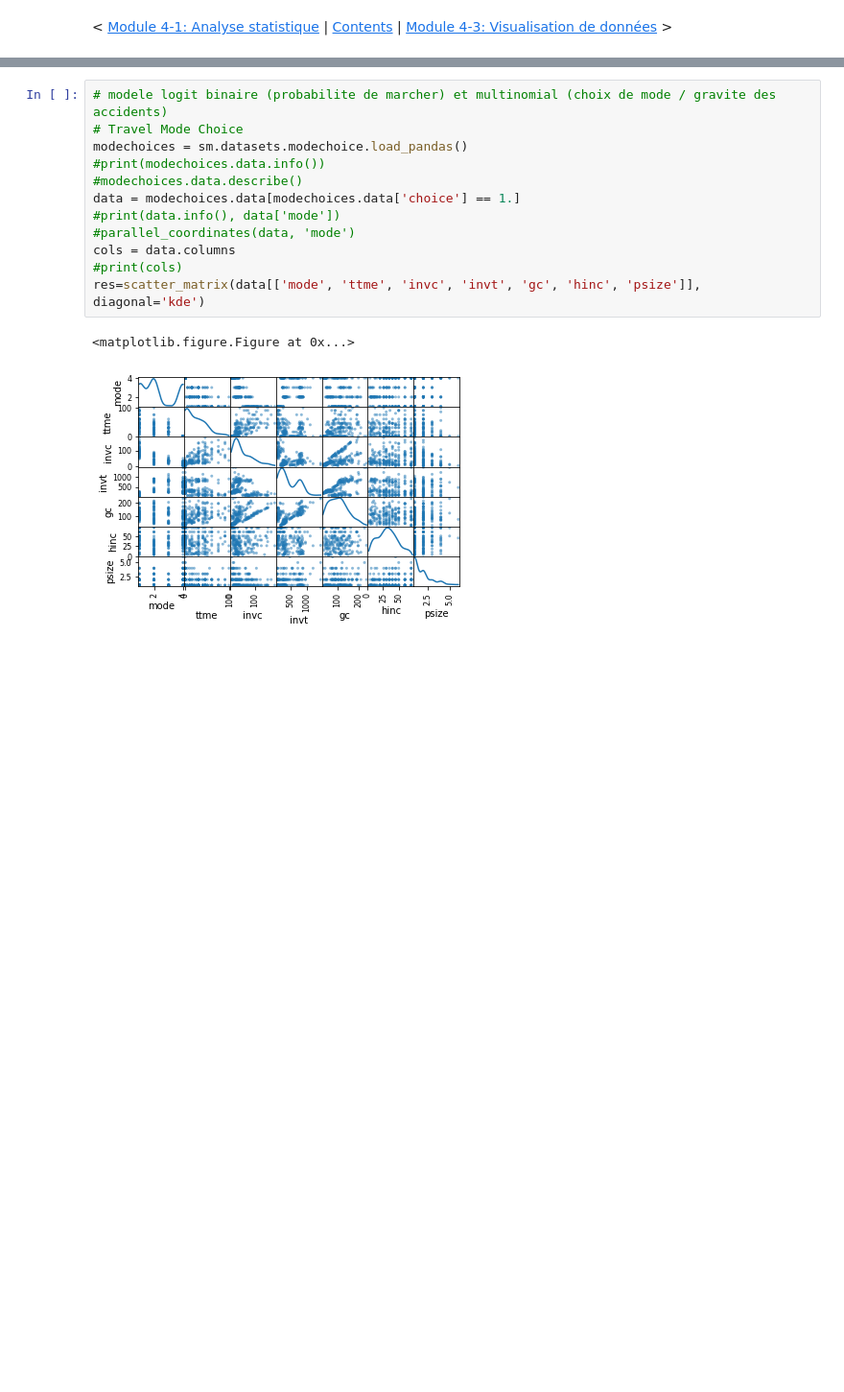
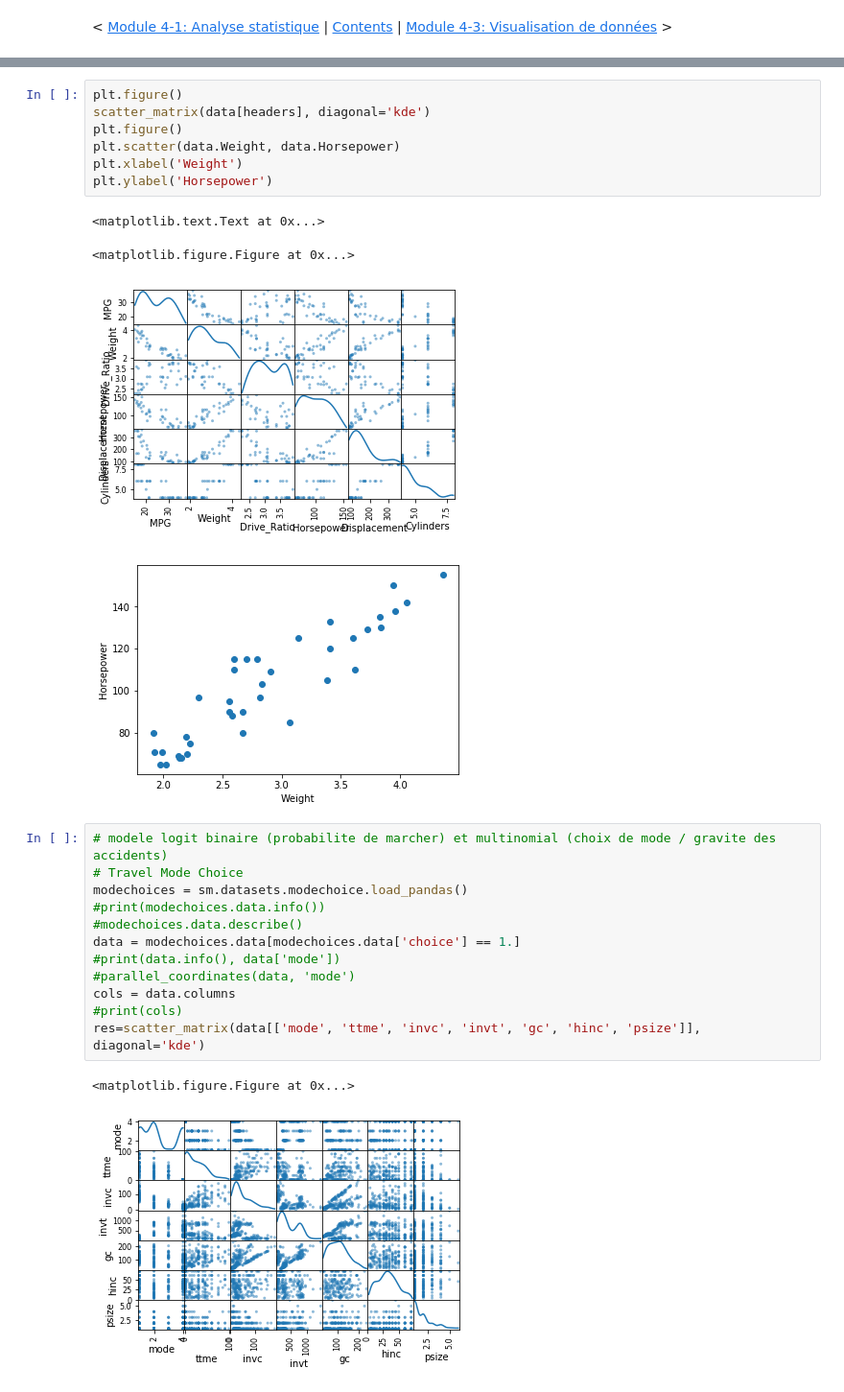
Before and after one commit to nsaunier/CIV8760, a Jupyter notebook: 04-modeles-statistiques.ipynb, the cells around one changed output, grey strips where cells are left out. Shown: that part at 96% size. Drawn from its saved outputs; the diff is of its cells as text; blank space fills up the shorter version.

```diff
--- a/04-modeles-statistiques.ipynb
+++ b/04-modeles-statistiques.ipynb
@@ -14,3 +87,15 @@ Populating the interactive namespace from numpy and matplotlib
+# %%
+plt.figure()
+scatter_matrix(data[headers], diagonal='kde')
+plt.figure()
+plt.scatter(data.Weight, data.Horsepower)
+plt.xlabel('Weight')
+plt.ylabel('Horsepower')
+# %% [output]
+<matplotlib.text.Text at 0x...>
+<matplotlib.figure.Figure at 0x...>
+[figure, added]
+[figure, added]
 # %%
 # modele logit binaire (probabilite de marcher) et multinomial (choix de mode / gravite des accidents)
 # Travel Mode Choice
```
Also changed, not shown: parts of 7 cells of this notebook, 1 other file.
